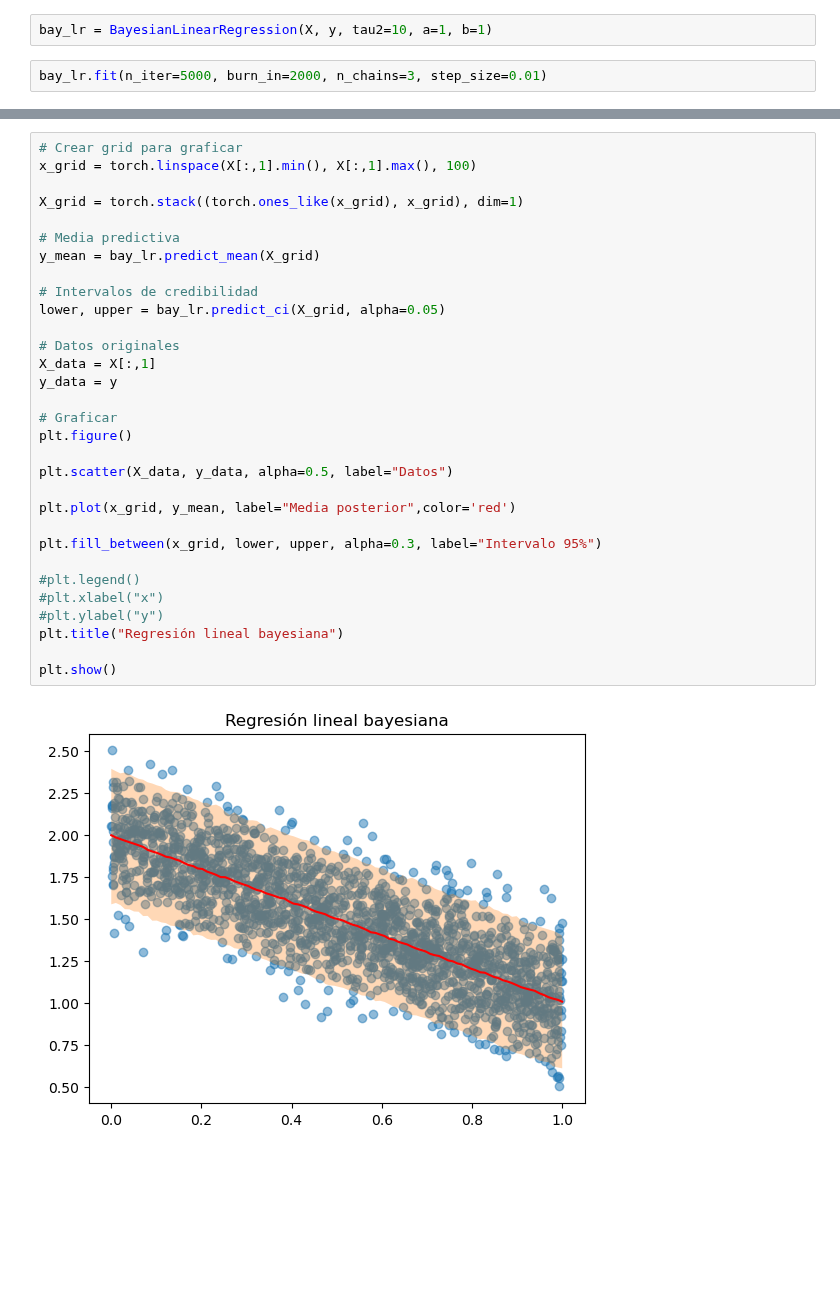
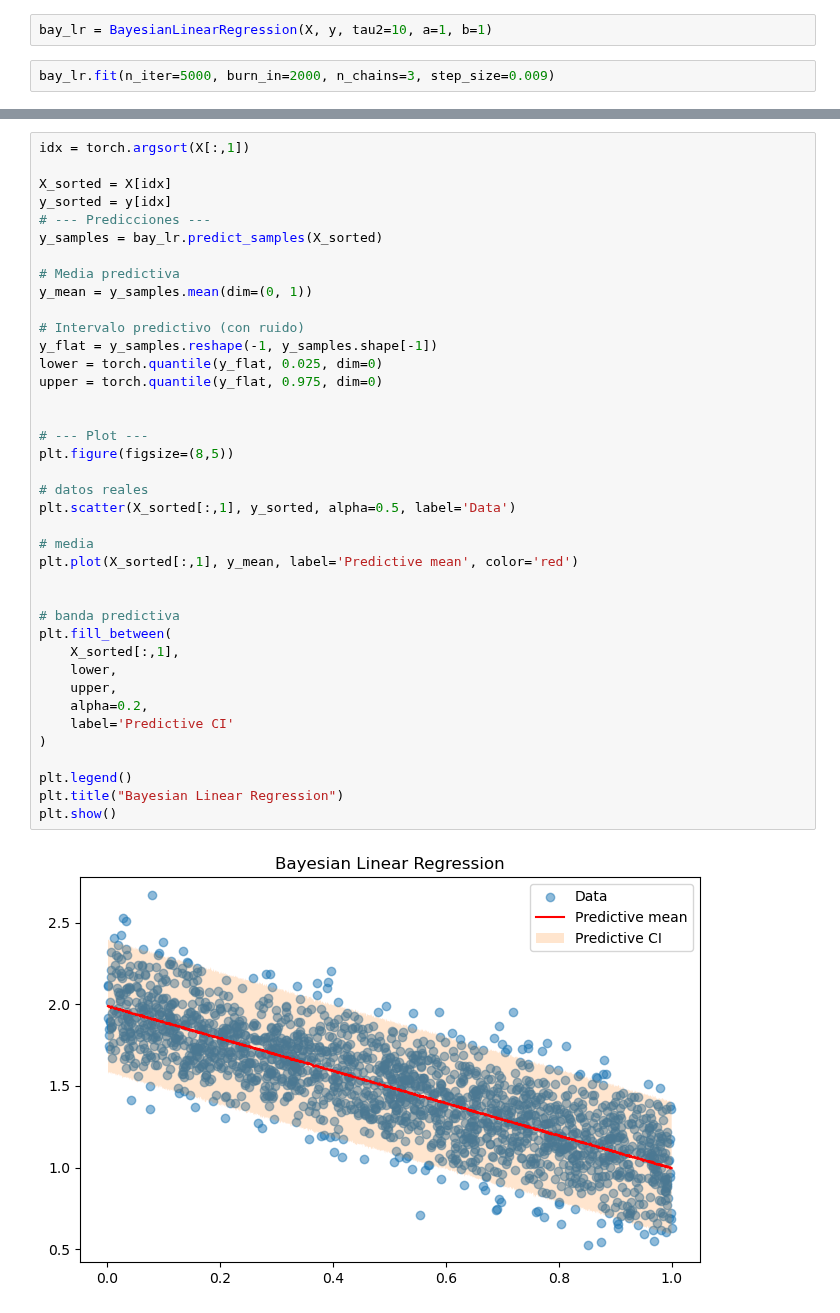
Before and after one commit to yaelrsc/Computaci-n-estad-stica-2026-2, a Jupyter notebook: MCMC/metropolis_hastings.ipynb, the cells around one changed output, grey strips where cells are left out. Cells and saved outputs as stored; diff of their text form; blank space fills up the shorter version.

```diff
--- a/MCMC/metropolis_hastings.ipynb
+++ b/MCMC/metropolis_hastings.ipynb
@@ -676,5 +59,5 @@ plt.show()
 # %%
 bay_lr = BayesianLinearRegression(X, y, tau2=10, a=1, b=1)
 # %%
-bay_lr.fit(n_iter=5000, burn_in=2000, n_chains=3, step_size=0.01)
+bay_lr.fit(n_iter=5000, burn_in=2000, n_chains=3, step_size=0.009)
 # %%
@@ -695,33 +85,41 @@ plt.show()
 # %%
-# Crear grid para graficar
-x_grid = torch.linspace(X[:,1].min(), X[:,1].max(), 100)
+idx = torch.argsort(X[:,1])
 
-X_grid = torch.stack((torch.ones_like(x_grid), x_grid), dim=1)
+X_sorted = X[idx]
+y_sorted = y[idx]
+# --- Predicciones ---
+y_samples = bay_lr.predict_samples(X_sorted)
 
 # Media predictiva
-y_mean = bay_lr.predict_mean(X_grid)
+y_mean = y_samples.mean(dim=(0, 1))
 
-# Intervalos de credibilidad
-lower, upper = bay_lr.predict_ci(X_grid, alpha=0.05)
+# Intervalo predictivo (con ruido)
+y_flat = y_samples.reshape(-1, y_samples.shape[-1])
+lower = torch.quantile(y_flat, 0.025, dim=0)
+upper = torch.quantile(y_flat, 0.975, dim=0)
 
-# Datos originales
-X_data = X[:,1]
-y_data = y
 
-# Graficar
-plt.figure()
+# --- Plot ---
+plt.figure(figsize=(8,5))
 
-plt.scatter(X_data, y_data, alpha=0.5, label="Datos")
+# datos reales
+plt.scatter(X_sorted[:,1], y_sorted, alpha=0.5, label='Data')
 
-plt.plot(x_grid, y_mean, label="Media posterior",color='red')
+# media
+plt.plot(X_sorted[:,1], y_mean, label='Predictive mean', color='red')
 
-plt.fill_between(x_grid, lower, upper, alpha=0.3, label="Intervalo 95%")
 
-#plt.legend()
-#plt.xlabel("x")
-#plt.ylabel("y")
-plt.title("Regresión lineal bayesiana")
+# banda predictiva
+plt.fill_between(
+    X_sorted[:,1],
+    lower,
+    upper,
+    alpha=0.2,
+    label='Predictive CI'
+)
 
+plt.legend()
+plt.title("Bayesian Linear Regression")
 plt.show()
 # %% [output]
-[figure, old version]
+[figure, new version]
```
Also changed, not shown: parts of 61 cells of this notebook, 4 other files.
